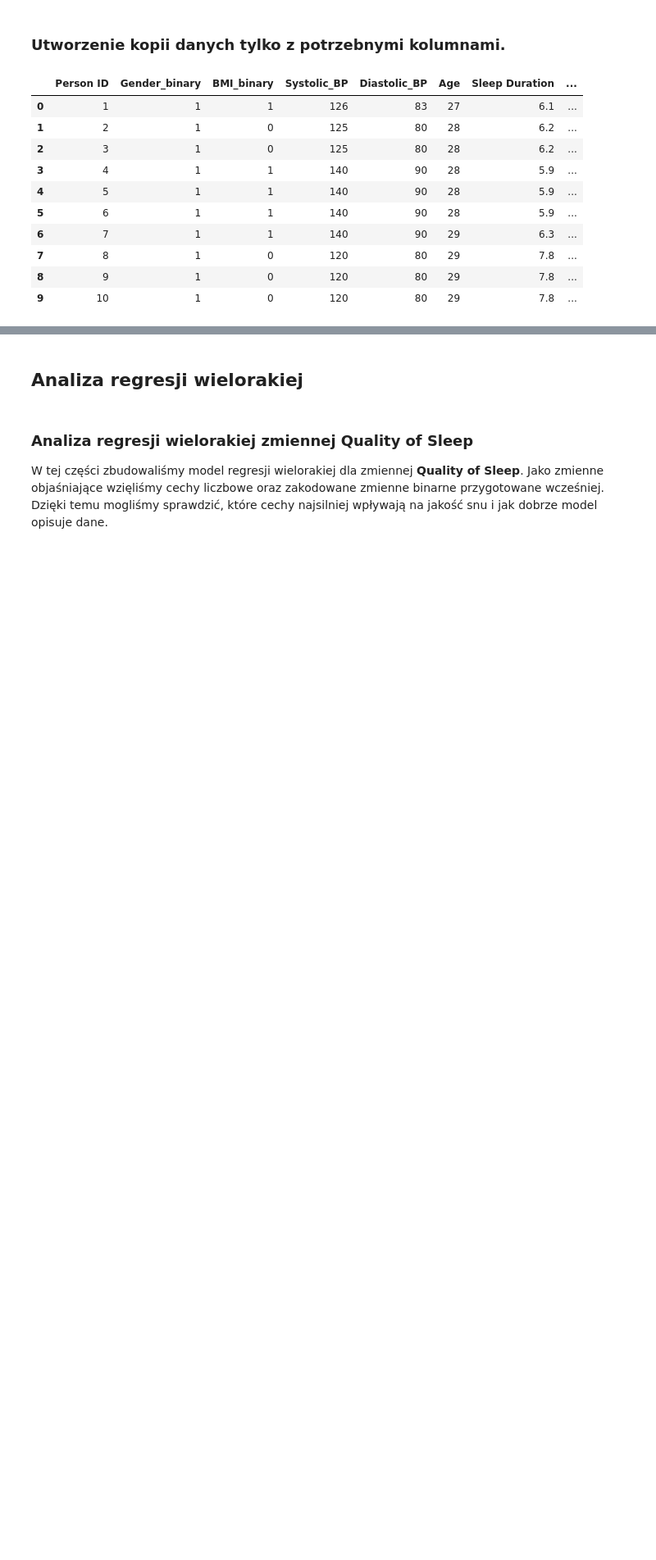
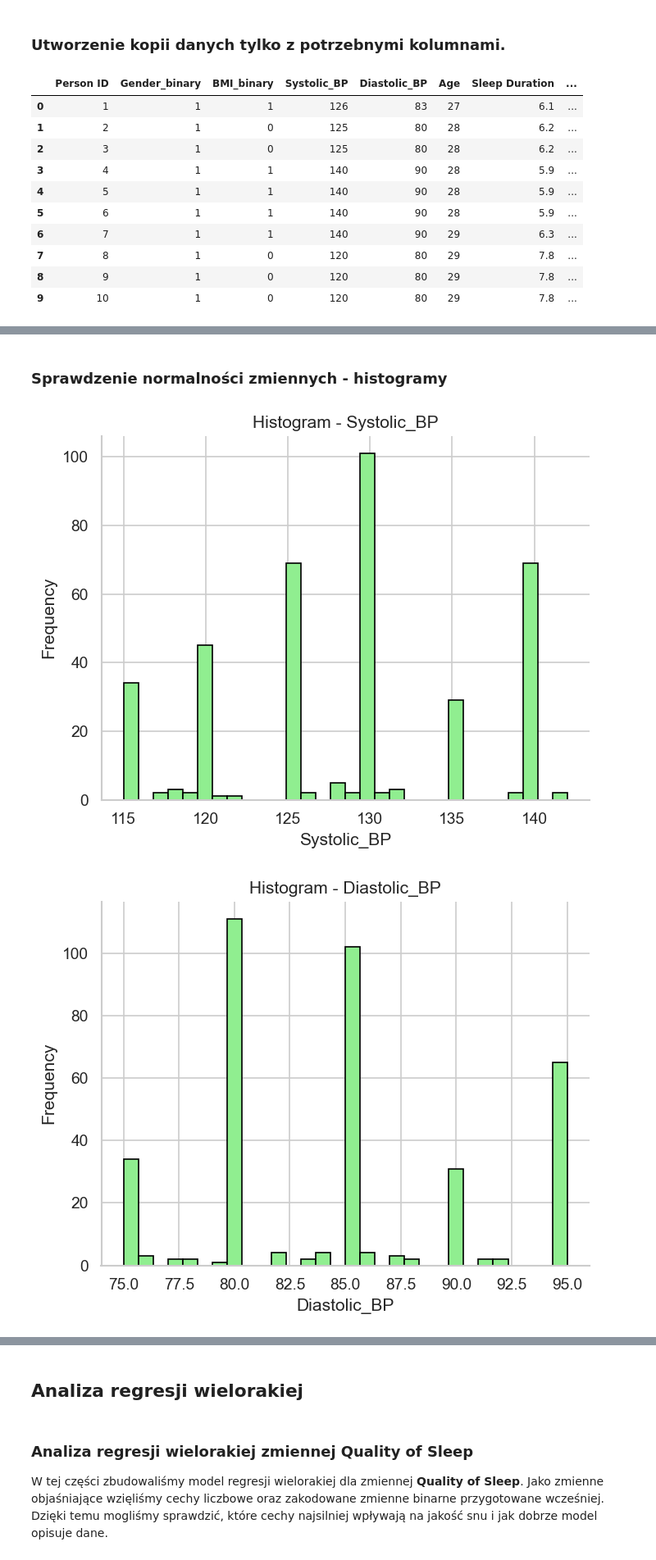
Before and after one commit to Gipsonek123/Projekt-Statystyka_i_teoria_obs-ugi_masowej, a Jupyter notebook: Projekt - statystyka i teoria obsugi masowej.ipynb, the cells around one changed output, grey strips where cells are left out. Shown at 82% size. Saved outputs shown, nothing was run; the diff lists cells and outputs as text; code cells hidden in the pictures; blank space fills up the shorter version.

```diff
--- a/Projekt - statystyka i teoria obsugi masowej.ipynb
+++ b/Projekt - statystyka i teoria obsugi masowej.ipynb
@@ -101,0 +119,14 @@ data.head(10)
+# %%
+metric_columns = [
+    'Systolic_BP',
+    'Diastolic_BP',
+    'Age',
+    'Sleep Duration',
+    'Quality of Sleep',
+    'Physical Activity Level',
+    'Stress Level',
+    'Heart Rate',
+    'Daily Steps'
+]
+
+data[metric_columns].describe()
@@ -101,0 +143,15 @@ data.head(10)
+# %% [markdown]
+### Sprawdzenie normalności zmiennych - histogramy
+# %%
+def normality_plots(df, columns):
+    for column_name in columns:
+        plt.hist(df[column_name], bins=30, color='lightgreen', edgecolor='black')
+        plt.title(f'Histogram - {column_name}')
+        plt.xlabel(column_name)
+        plt.ylabel('Frequency')
+        plt.show()
+# %%
+normality_plots(data, metric_columns)
+# %% [output]
+[figure, added]
+[figure, added]
```
Also changed, not shown: parts of 79 cells of this notebook.
